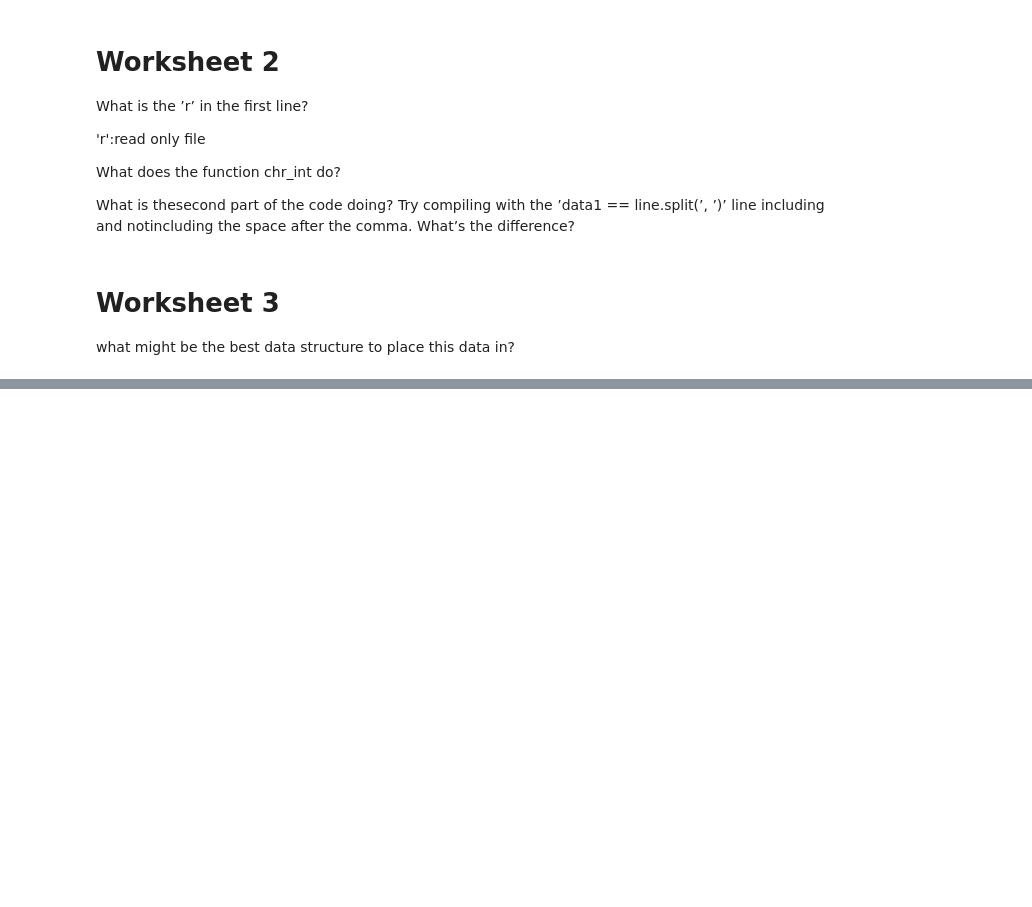
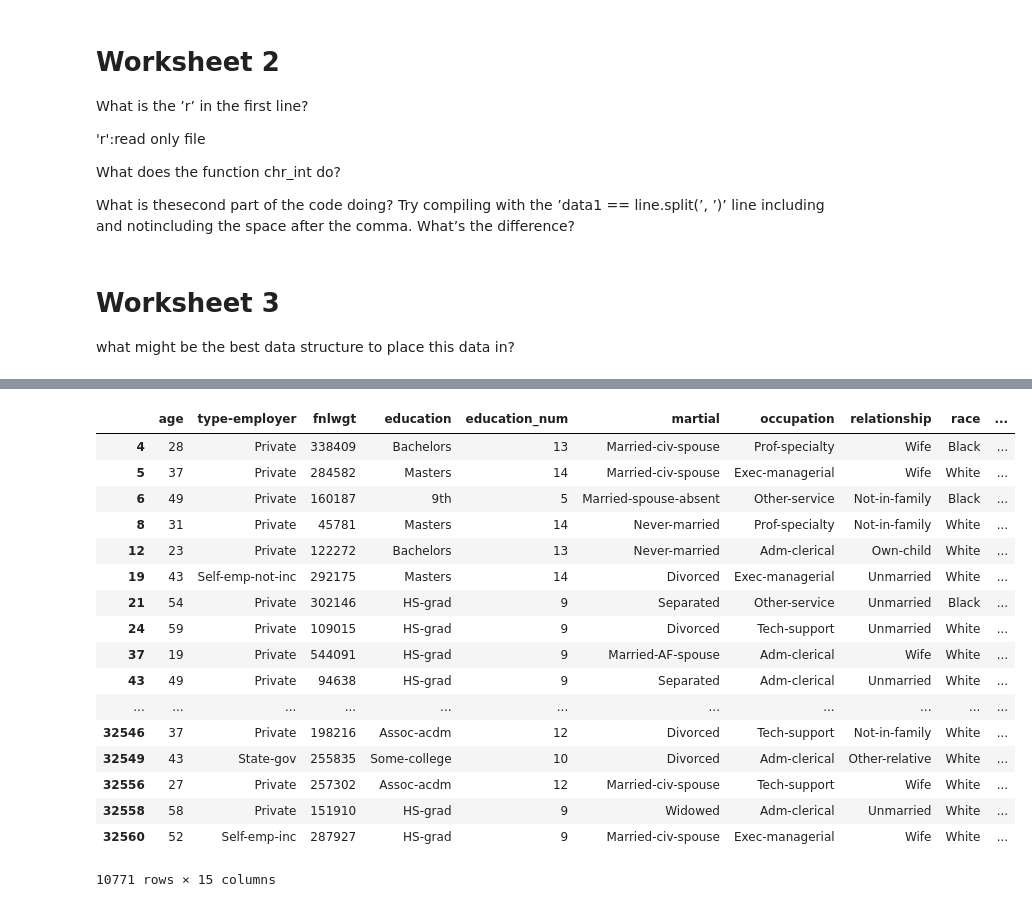
Before and after one commit to WeiLi0105/Math2212_Li, a Jupyter notebook: M2_Statistics/M2_Adult.ipynb, the cells around one changed output, grey strips where cells are left out. Saved outputs shown, nothing was run; the diff lists cells and outputs as text; code cells hidden in the pictures; blank space fills up the shorter version.

```diff
--- a/M2_Statistics/M2_Adult.ipynb
+++ b/M2_Statistics/M2_Adult.ipynb
@@ -72,0 +131,21 @@ SyntaxError: invalid syntax (<ipython-input-14-206d263c1d69>, line 5)
+# %%
+women
+# %% [output]
+|  | age | type-employer | fnlwgt | education | education_num | martial | occupation | relationship | race | ... |
+| 4 | 28 | Private | 338409 | Bachelors | 13 | Married-civ-spouse | Prof-specialty | Wife | Black | ... |
+| 5 | 37 | Private | 284582 | Masters | 14 | Married-civ-spouse | Exec-managerial | Wife | White | ... |
+| 6 | 49 | Private | 160187 | 9th | 5 | Married-spouse-absent | Other-service | Not-in-family | Black | ... |
+| 8 | 31 | Private | 45781 | Masters | 14 | Never-married | Prof-specialty | Not-in-family | White | ... |
+| 12 | 23 | Private | 122272 | Bachelors | 13 | Never-married | Adm-clerical | Own-child | White | ... |
+| 19 | 43 | Self-emp-not-inc | 292175 | Masters | 14 | Divorced | Exec-managerial | Unmarried | White | ... |
+| 21 | 54 | Private | 302146 | HS-grad | 9 | Separated | Other-service | Unmarried | Black | ... |
+| 24 | 59 | Private | 109015 | HS-grad | 9 | Divorced | Tech-support | Unmarried | White | ... |
+| 37 | 19 | Private | 544091 | HS-grad | 9 | Married-AF-spouse | Adm-clerical | Wife | White | ... |
+| 43 | 49 | Private | 94638 | HS-grad | 9 | Separated | Adm-clerical | Unmarried | White | ... |
+| ... | ... | ... | ... | ... | ... | ... | ... | ... | ... | ... |
+| 32546 | 37 | Private | 198216 | Assoc-acdm | 12 | Divorced | Tech-support | Not-in-family | White | ... |
+| 32549 | 43 | State-gov | 255835 | Some-college | 10 | Divorced | Adm-clerical | Other-relative | White | ... |
+| 32556 | 27 | Private | 257302 | Assoc-acdm | 12 | Married-civ-spouse | Tech-support | Wife | White | ... |
+| 32558 | 58 | Private | 151910 | HS-grad | 9 | Widowed | Adm-clerical | Unmarried | White | ... |
+| 32560 | 52 | Self-emp-inc | 287927 | HS-grad | 9 | Married-civ-spouse | Exec-managerial | Wife | White | ... |
+10771 rows × 15 columns
```
Also changed, not shown: parts of 9 cells of this notebook, 1 other file.
